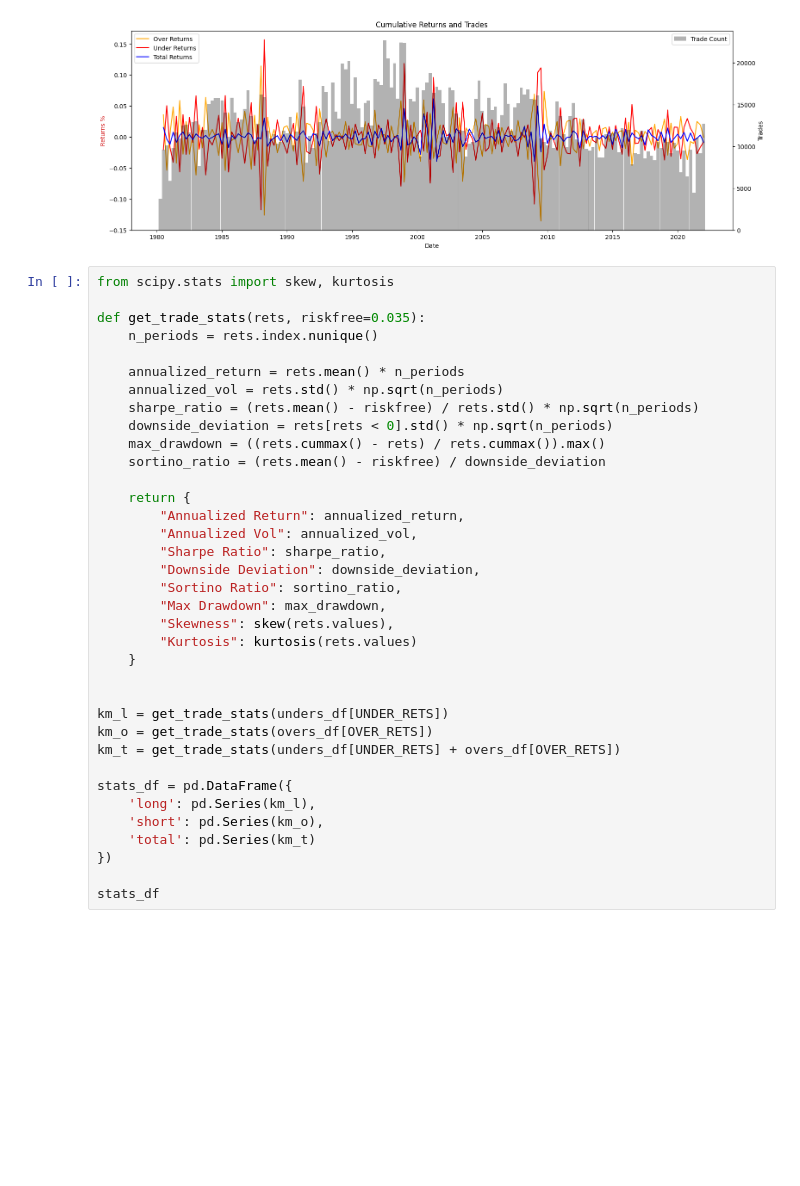
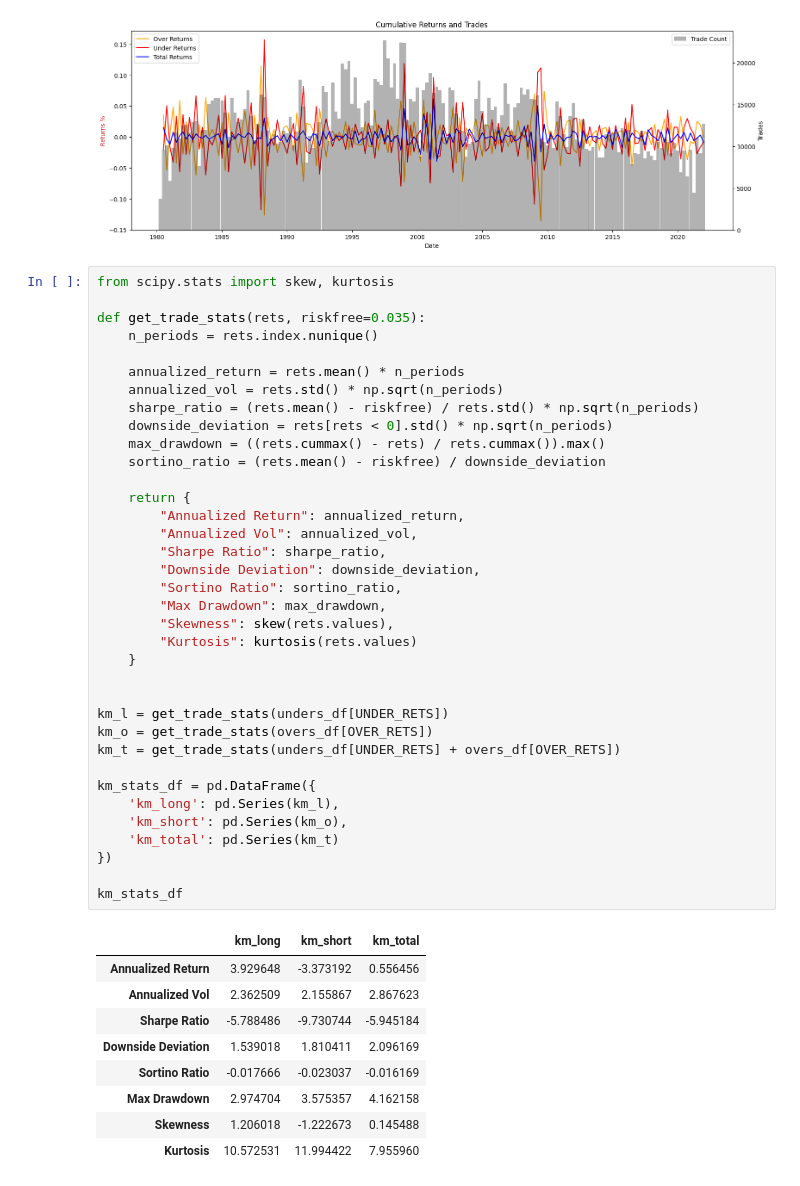
Before and after one commit to adamd1985/pairs_trading_unsupervised_learning, a Jupyter notebook: pairs_unsupervised.ipynb, the cells around one changed output. Drawn from its saved outputs; the diff is of its cells as text; blank space fills up the shorter version.

```diff
--- a/pairs_unsupervised.ipynb
+++ b/pairs_unsupervised.ipynb
@@ -829,36 +894,46 @@ plt.show()
 from scipy.stats import skew, kurtosis
 
 def get_trade_stats(rets, riskfree=0.035):
     n_periods = rets.index.nunique()
 
     annualized_return = rets.mean() * n_periods
     annualized_vol = rets.std() * np.sqrt(n_periods)
     sharpe_ratio = (rets.mean() - riskfree) / rets.std() * np.sqrt(n_periods)
     downside_deviation = rets[rets < 0].std() * np.sqrt(n_periods)
     max_drawdown = ((rets.cummax() - rets) / rets.cummax()).max()
     sortino_ratio = (rets.mean() - riskfree) / downside_deviation
 
     return {
         "Annualized Return": annualized_return,
         "Annualized Vol": annualized_vol,
         "Sharpe Ratio": sharpe_ratio,
         "Downside Deviation": downside_deviation,
         "Sortino Ratio": sortino_ratio,
         "Max Drawdown": max_drawdown,
         "Skewness": skew(rets.values),
         "Kurtosis": kurtosis(rets.values)
     }
 
 
 km_l = get_trade_stats(unders_df[UNDER_RETS])
 km_o = get_trade_stats(overs_df[OVER_RETS])
 km_t = get_trade_stats(unders_df[UNDER_RETS] + overs_df[OVER_RETS])
 
-stats_df = pd.DataFrame({
-    'long': pd.Series(km_l),
-    'short': pd.Series(km_o),
-    'total': pd.Series(km_t)
+km_stats_df = pd.DataFrame({
+    'km_long': pd.Series(km_l),
+    'km_short': pd.Series(km_o),
+    'km_total': pd.Series(km_t)
 })
 
-stats_df
+km_stats_df
+# %% [output]
+|  | km_long | km_short | km_total |
+| Annualized Return | 3.929648 | -3.373192 | 0.556456 |
+| Annualized Vol | 2.362509 | 2.155867 | 2.867623 |
+| Sharpe Ratio | -5.788486 | -9.730744 | -5.945184 |
+| Downside Deviation | 1.539018 | 1.810411 | 2.096169 |
+| Sortino Ratio | -0.017666 | -0.023037 | -0.016169 |
+| Max Drawdown | 2.974704 | 3.575357 | 4.162158 |
+| Skewness | 1.206018 | -1.222673 | 0.145488 |
+| Kurtosis | 10.572531 | 11.994422 | 7.955960 |
 # %% [markdown]
```
Also changed, not shown: parts of 43 cells of this notebook, 7 other files.
